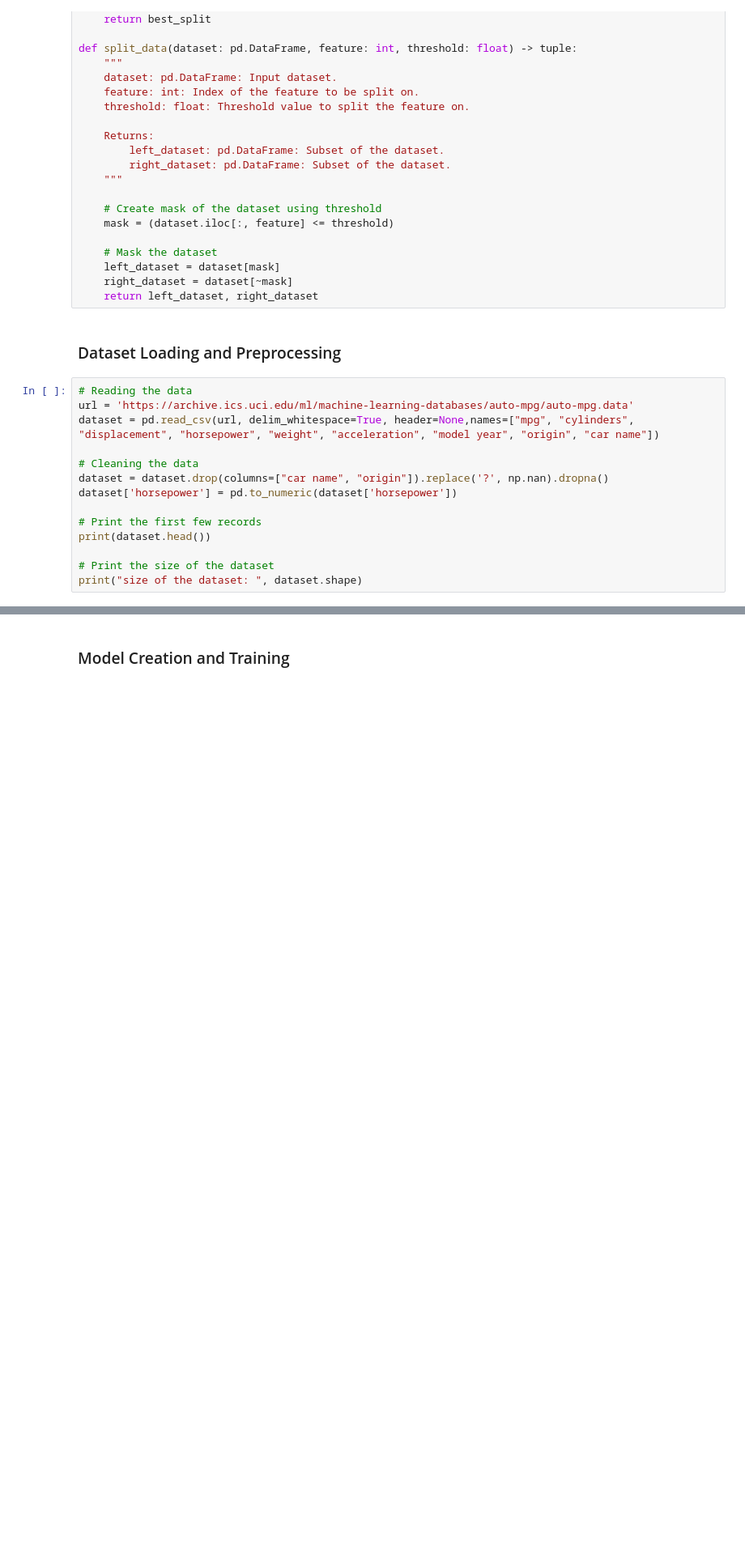
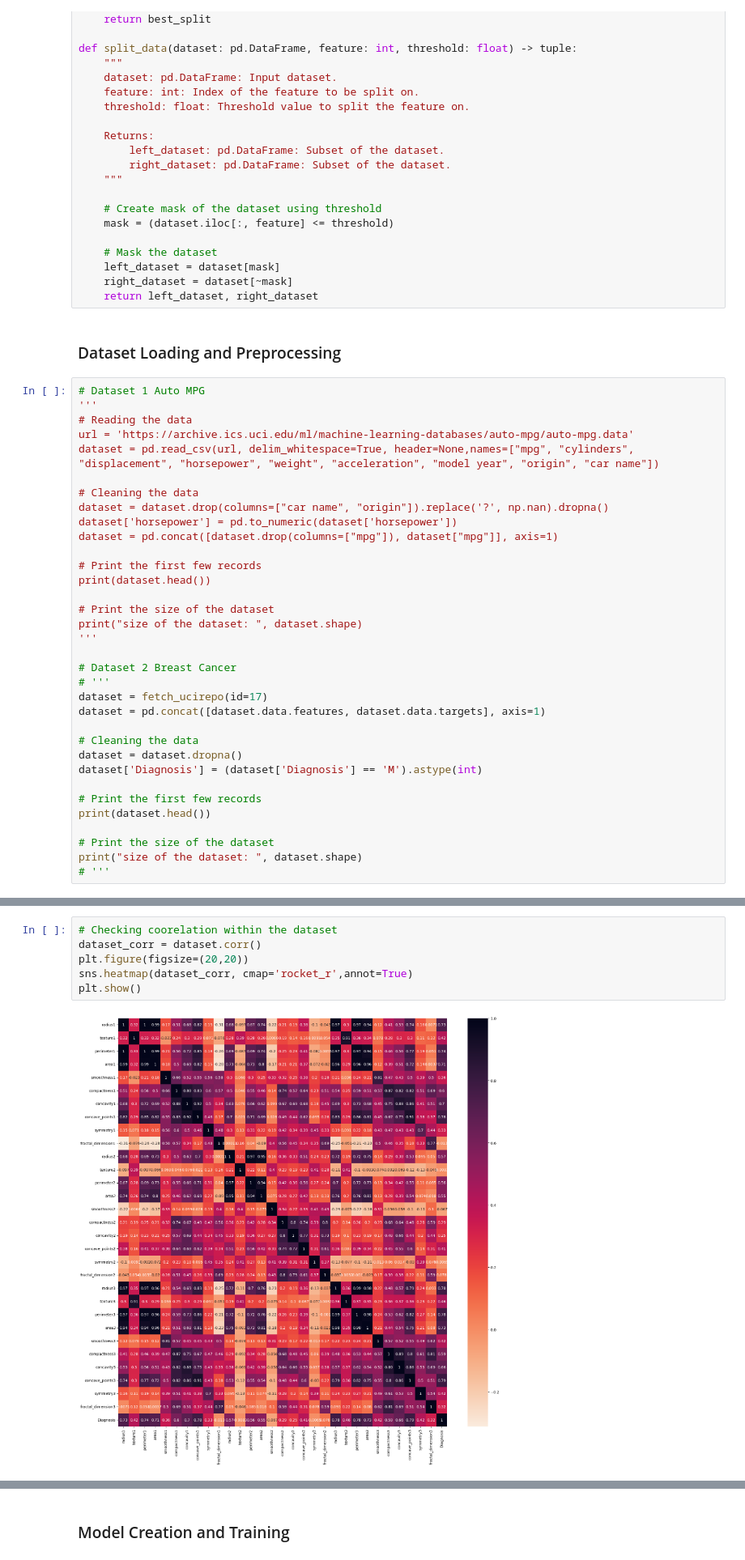
Before and after one commit to Demolus13/Machine-Learning-Models, a Jupyter notebook: Decision Tree & Random Forest/Model.ipynb, the cells around one changed output, grey strips where cells are left out. Shown at 81% size. Cells and saved outputs as stored; diff of their text form; blank space fills up the shorter version.

```diff
--- a/Decision Tree & Random Forest/Model.ipynb
+++ b/Decision Tree & Random Forest/Model.ipynb
@@ -130,6 +138,8 @@ def split_data(dataset: pd.DataFrame, feature: int, threshold: float) -> tuple:
 # %% [markdown]
 ### Dataset Loading and Preprocessing
 # %%
+# Dataset 1 Auto MPG
+'''
 # Reading the data
 url = 'https://archive.ics.uci.edu/ml/machine-learning-databases/auto-mpg/auto-mpg.data'
 dataset = pd.read_csv(url, delim_whitespace=True, header=None,names=["mpg", "cylinders", "displacement", "horsepower", "weight", "acceleration", "model year", "origin", "car name"])
@@ -137,10 +147,28 @@ dataset = pd.read_csv(url, delim_whitespace=True, header=None,names=["mpg", "cyl
 # Cleaning the data
 dataset = dataset.drop(columns=["car name", "origin"]).replace('?', np.nan).dropna()
 dataset['horsepower'] = pd.to_numeric(dataset['horsepower'])
+dataset = pd.concat([dataset.drop(columns=["mpg"]), dataset["mpg"]], axis=1)
 
 # Print the first few records
 print(dataset.head())
 
 # Print the size of the dataset
 print("size of the dataset: ", dataset.shape)
+'''
+
+# Dataset 2 Breast Cancer
+# '''
+dataset = fetch_ucirepo(id=17)
+dataset = pd.concat([dataset.data.features, dataset.data.targets], axis=1)
+
+# Cleaning the data
+dataset = dataset.dropna()
+dataset['Diagnosis'] = (dataset['Diagnosis'] == 'M').astype(int)
+
+# Print the first few records
+print(dataset.head())
+
+# Print the size of the dataset
+print("size of the dataset: ", dataset.shape)
+# '''
 # %% [output]
@@ -153,0 +192,8 @@ size of the dataset:  (392, 7)
+# %%
+# Checking coorelation within the dataset
+dataset_corr = dataset.corr()
+plt.figure(figsize=(20,20))
+sns.heatmap(dataset_corr, cmap='rocket_r',annot=True)
+plt.show()
+# %% [output]
+[figure, added]
```
Also changed, not shown: parts of 13 cells of this notebook, 14 other files.
